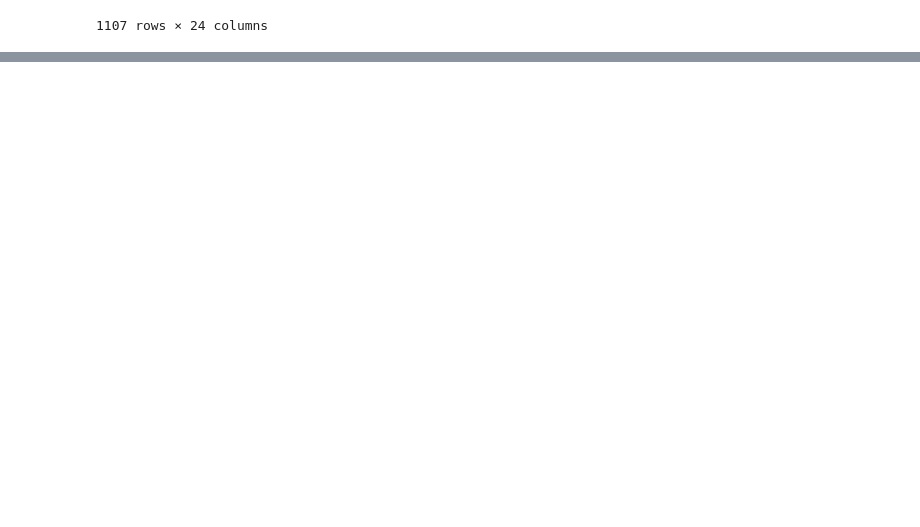
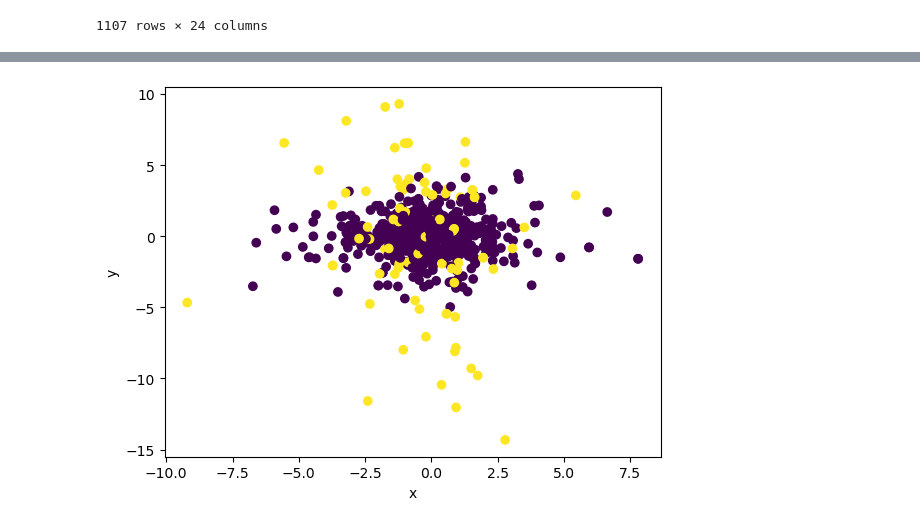
Before and after one commit to lrncjrssn/DS8_eindproject, a Jupyter notebook: Clustering.ipynb, the cells around one changed output, grey strips where cells are left out. Cells and saved outputs as stored; diff of their text form; code cells hidden in the pictures; blank space fills up the shorter version.

```diff
--- a/Clustering.ipynb
+++ b/Clustering.ipynb
@@ -184,0 +201,10 @@ df_all
+# %%
+X = df_all.drop(columns=['time','cluster','file','makers'])
+X = pd.get_dummies(X, columns=['weather','roadtype'], drop_first=True, dtype=int)
+# %%
+
+scaler = StandardScaler()
+x_scaled = scaler.fit_transform(X)
+kmeans = KMeans(n_clusters=2, random_state=42)
+df_all['cluster'] = kmeans.fit_predict(x_scaled)
+df_all.head()
@@ -184,0 +233,9 @@ df_all
+# %%
+import matplotlib.pyplot as plt
+
+plt.scatter(df_all["x"], df_all["y"], c=df_all["cluster"])
+plt.xlabel("x")
+plt.ylabel("y")
+plt.show()
+# %% [output]
+[figure, added]
```
Also changed, not shown: parts of 14 cells of this notebook.
